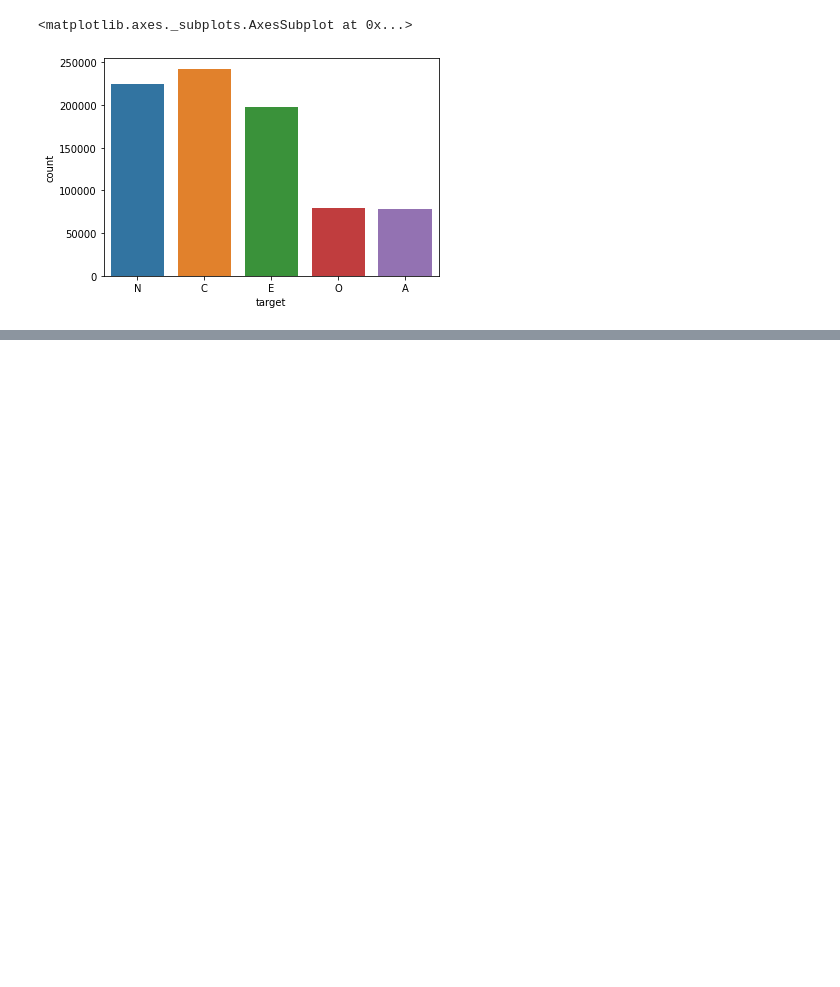
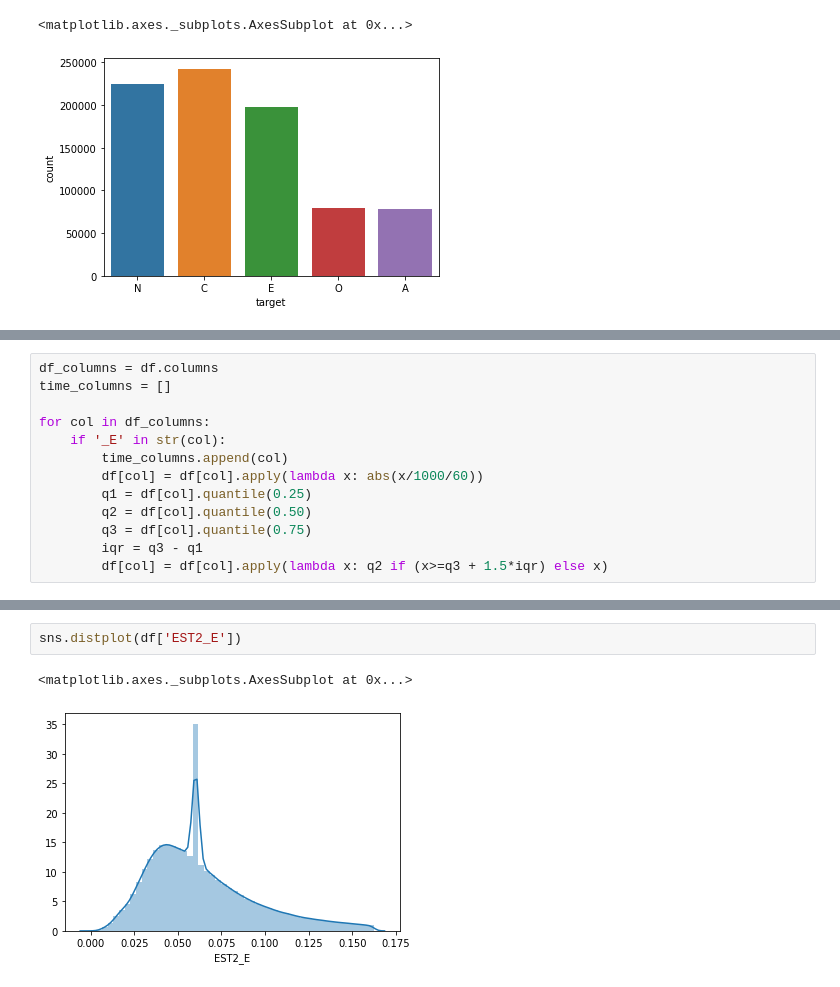
Before and after one commit to UNSpecializationAI/BigFivePersonality, a Jupyter notebook: Big-Five Factor Markers.ipynb, the cells around one changed output, grey strips where cells are left out. Drawn from its saved outputs; the diff is of its cells as text; blank space fills up the shorter version.

```diff
--- a/Big-Five Factor Markers.ipynb
+++ b/Big-Five Factor Markers.ipynb
@@ -79,0 +97,13 @@ df['country'].value_counts(ascending=False).to_frame()
+# %%
+df_columns = df.columns
+time_columns = []
+
+for col in df_columns:
+    if '_E' in str(col):
+        time_columns.append(col)
+        df[col] = df[col].apply(lambda x: abs(x/1000/60))
+        q1 = df[col].quantile(0.25)
+        q2 = df[col].quantile(0.50)
+        q3 = df[col].quantile(0.75)
+        iqr = q3 - q1
+        df[col] = df[col].apply(lambda x: q2 if (x>=q3 + 1.5*iqr) else x)
@@ -79,0 +122,5 @@ df['country'].value_counts(ascending=False).to_frame()
+# %%
+sns.distplot(df['EST2_E'])
+# %% [output]
+<matplotlib.axes._subplots.AxesSubplot at 0x...>
+[figure, added]
```
Also changed, not shown: parts of 11 cells of this notebook.
